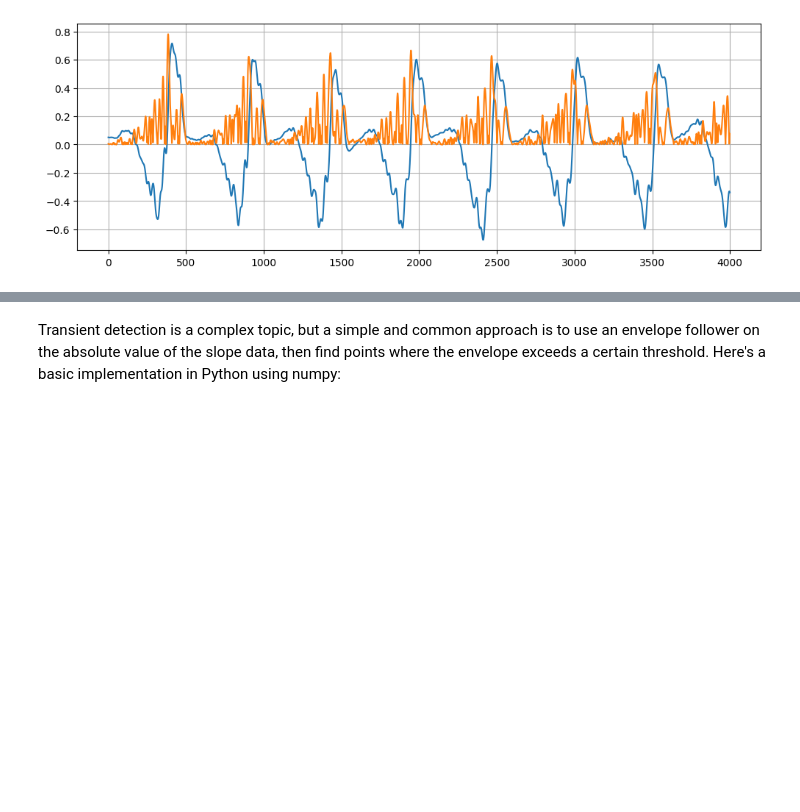
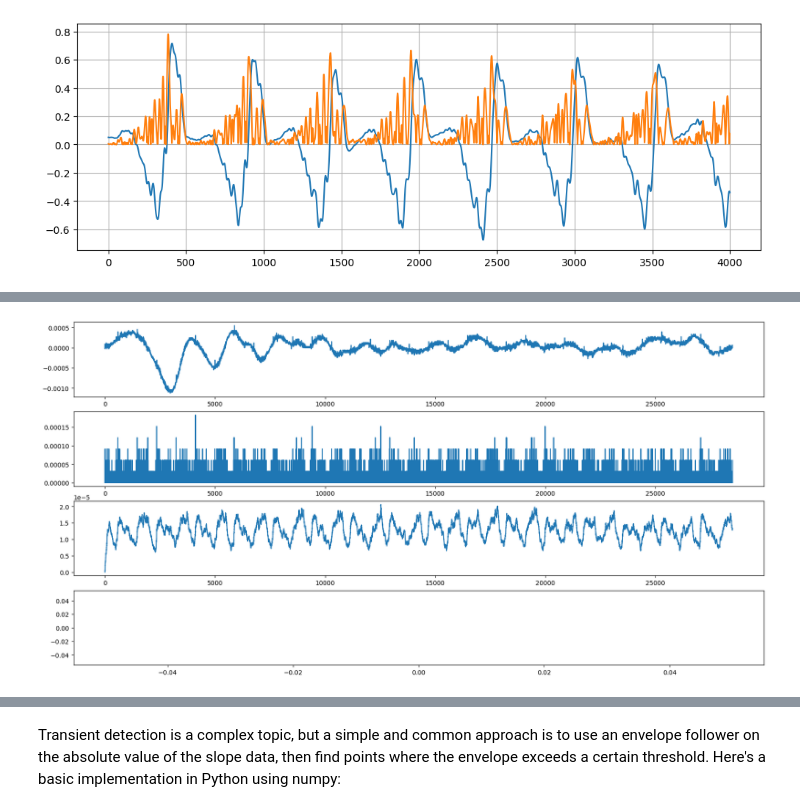
Before and after one commit to fletchjeff/prex_pedal, a Jupyter notebook: Prex Explorer.ipynb, the cells around one changed output, grey strips where cells are left out. Saved outputs shown, nothing was run; the diff lists cells and outputs as text; code cells hidden in the pictures; blank space fills up the shorter version.

Commit message:
New Recording

```diff
--- a/Prex Explorer.ipynb
+++ b/Prex Explorer.ipynb
@@ -18,3 +18,101 @@ plt.grid()
 plt.show()
 # %% [output]
 [figure]
+# %%
+# Slew is a function that simulates the envelope of a signal
+def slew(envelope, slope, attack_coeff=0.9, release_coeff=0.9):
+    if abs(slope) > envelope:
+        envelope = attack_coeff * (envelope - abs(slope)) + abs(slope)
+    else:
+        envelope = release_coeff * (envelope - abs(slope)) + abs(slope)
+    return envelope
+
+# Non-linear transformation function forces signal to be higer if its above a threshold and lower if its below
+# A bit like a sigmoid function
+
+def non_linear_transform(x,threshold=0.5):
+    if x > threshold:
+        return 1 - (x - threshold) ** 1.5
+    elif x < threshold:
+        return x ** 1.5
+    else:
+        return x
+# %%
+wav_values = []
+wav_slope = []
+wav_envelope = []
+wav_envelope_non_linear = []
+maxes = []
+
+wav_start = 5000000
+wav_len = 160000
+
+slope_padding = 30
+attack_coeff=0.99
+release_coeff=0.99
+threshold=0.010
+
+last_max = 0
+current_max = 0
+
+
+# Loads the wavefile into the frames `spf`
+#spf = wave.open("16bit/Dee light.wav", "rb")
+spf = wave.open("16bit/Recording.wav", "rb")
+
+# Converts the frames into a byte array then into a numpy array and normalizes it
+no_of_frames = spf.getnframes()
+print(f"Number of frames: {no_of_frames}")
+signal = spf.readframes(no_of_frames)
+osc_bytes = signal[wav_start:wav_start+wav_len*2]
+#osc_bytes = signal[0:no_of_frames*2]
+
+osc_np = np.frombuffer(osc_bytes,dtype="int16")
+osc_np_norm = osc_np/(2 ** 16/2)
+
+# There are needed to calculate the minimum number of steps to wait before the next peak
+sample_rate = spf.getframerate()
+max_freq = 200
+min_freq = 40
+
+min_peak_count = sample_rate / max_freq
+
+
+envelope = 0
+counter = 0
+for i in range(0, len(osc_np_norm)):
+
+    # Append the current value of the signal to the wav_values array
+    wav_values.append(osc_np_norm[i])
+
+    # Calculate the slope of the signal from the difference between the current value to the previous value
+    if i > 0:
+        wav_slope.append(abs(osc_np_norm[i] - osc_np_norm[i-1]))
+        # if counter > min_peak_count:
+        #     if (wav_slope[i] > current_max) and (wav_slope[i] > 0.01):
+        #         current_max = wav_slope[i]
+        #         maxes.append(current_max)
+        #         counter = 0
+        #     else:
+        #         maxes.append(0)
+        # counter += 1
+    else:
+        wav_slope.append(0)
+
+    # Add the envelope value calculated in the last loop to the wav_envelope array
+    wav_envelope.append(envelope)
+
+    # Smooth the envelope by using the `slew` function
+    envelope = slew(envelope, wav_slope[i],attack_coeff=attack_coeff, release_coeff=release_coeff)
+
+    #Transform the envelope using the `non_linear_transform` function to try exagerate the peaks
+    wav_envelope_non_linear.append(non_linear_transform(envelope,threshold=threshold))
+    #print(f"{i}: {wav_values[i]} - {wav_slope[i]} - {wav_envelope[i]} - {wav_envelope_non_linear[i]}")
+
+fig, axs = plt.subplots(4,1,figsize=(20,10))
+axs[0].plot(wav_values)
+axs[1].plot(wav_slope)
+axs[2].plot(wav_envelope)
+axs[3].plot(maxes)
+#axs[3].plot(wav_envelope_non_linear)
+# %% [output]
@@ -20,0 +121 @@ plt.show()
+[figure, added]
```
Also changed, not shown: parts of 5 cells of this notebook, 1 other file.
